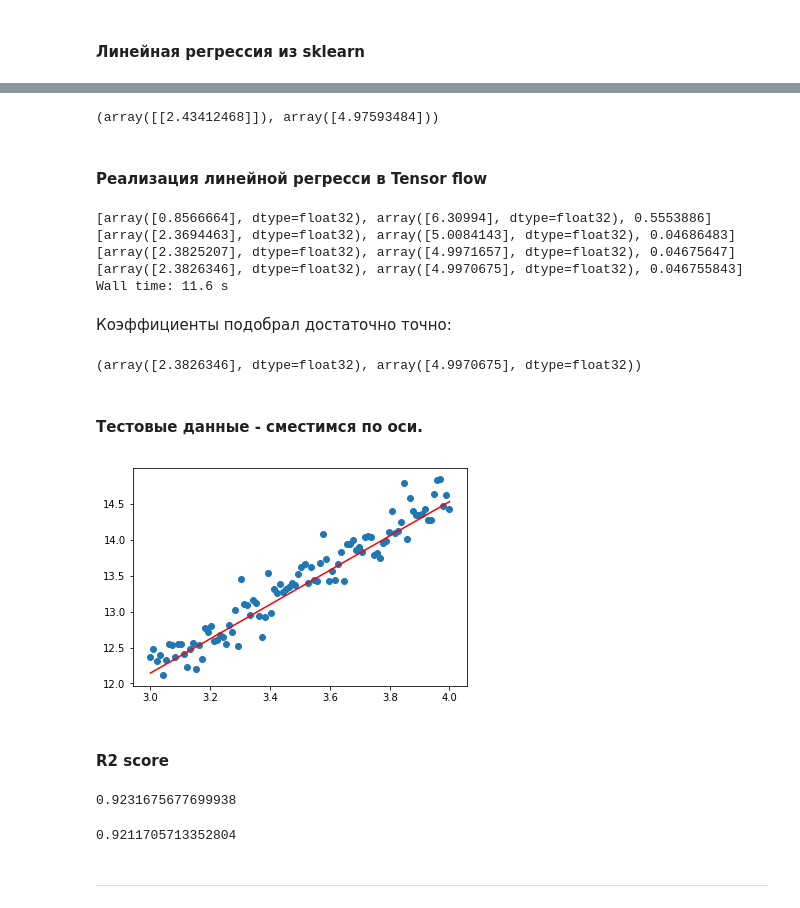
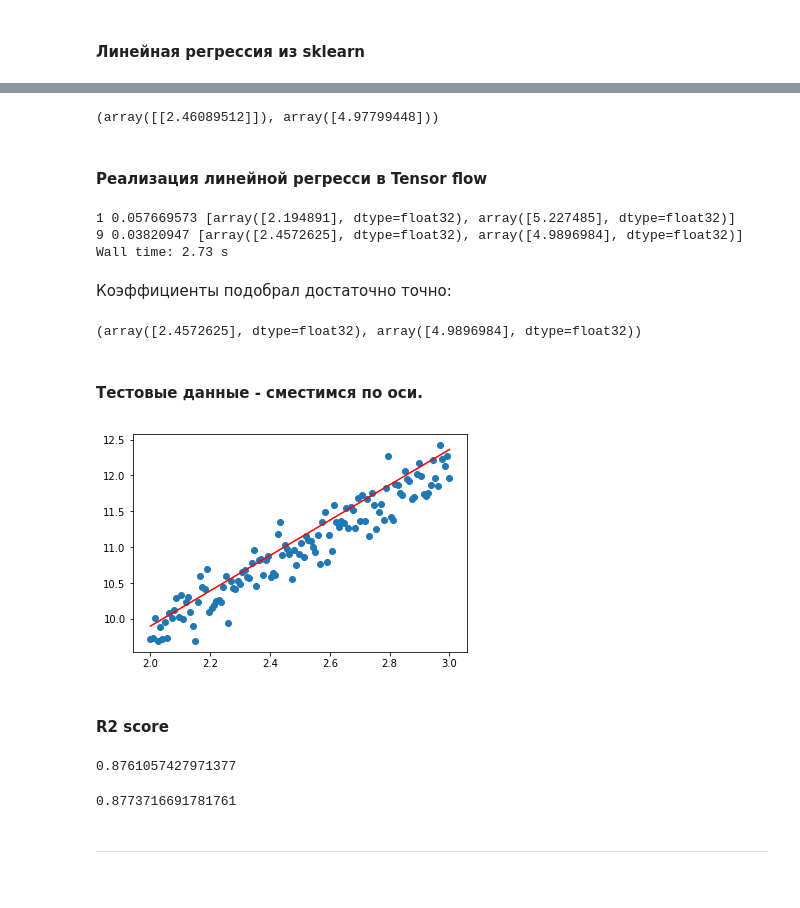
Before and after one commit to rklepov/hse-cs-ml-2018-2019, a Jupyter notebook: 05-NN/HW/hw1/Home_work.ipynb, the cells around one changed output, grey strips where cells are left out. Drawn from its saved outputs; the diff is of its cells as text; code cells hidden in the pictures.

Commit message:
added the ability to set early stop threshold

```diff
--- a/05-NN/HW/hw1/Home_work.ipynb
+++ b/05-NN/HW/hw1/Home_work.ipynb
@@ -161,9 +161,10 @@ from sklearn.metrics import r2_score
 
 class TF_LinearRegression:
 
-    def __init__(self, learning_rate = 0.1, n_epoch = 100):
+    def __init__(self, learning_rate = 0.1, n_epoch = 100, gdo_stop_epsilon = None):
         self._learning_rate = learning_rate
         self._n_epoch = n_epoch
+        self._gdo_stop_epsilon = gdo_stop_epsilon
         tf.reset_default_graph()
         self._session = tf.Session()
 
@@ -173,19 +174,26 @@ class TF_LinearRegression:
     def fit(self, X, y):
         """Fit linear model."""
         self._k = tf.get_variable(name="coef", shape=[X.shape[1]] )
-        self._b = tf.get_variable(name="intercept", shape=[1])
+        self._b = tf.get_variable(name="intercept", shape=[y.shape[1]])
         X_fit = tf.placeholder(tf.float32, name='feature_fit')
         y_fit = tf.placeholder(tf.float32, name='target_fit')
         y_ = self._k * X_fit + self._b
         loss = tf.losses.mean_squared_error(y_fit, y_)
         optimizer = tf.train.GradientDescentOptimizer(learning_rate=self._learning_rate).minimize(loss)
+        prev_mse = None
         self._session.run(tf.global_variables_initializer())
         for epoch in range(self._n_epoch):
-            for (xx, yy) in zip(X, y):
+            for xx, yy in zip(X, y):
                 self._session.run(optimizer, feed_dict={X_fit: xx, y_fit: yy})
             self._session.run(optimizer, feed_dict={X_fit : X, y_fit : y})
-            if 0==epoch%(self._n_epoch // 4):
-                print(self._session.run([self._k, self._b, loss], feed_dict={X_fit : X, y_fit : y}))
+            mse = self._session.run(loss, feed_dict={X_fit : X, y_fit : y})
+            if (self._gdo_stop_epsilon is not None) and (prev_mse is not None) \
+                    and (self._gdo_stop_epsilon > prev_mse - mse):
+                print(epoch, mse, self._session.run([self._k, self._b]))
+                break
+            prev_mse = mse
+            if (0 == epoch) or (0 == (1 + epoch) % (self._n_epoch // 4)) or ((1 + epoch) == self._n_epoch):
+                print(1 + epoch, mse, self._session.run([self._k, self._b]))
         self.coef_ = self._session.run(self._k)
         self.intercept_ = self._session.run(self._b)
         return self
@@ -207,7 +215,7 @@ class TF_LinearRegression:
 def linear_function_noise(X, scale=0.2):
     return X*2.4 + 5 + np.random.normal(size=X.size, loc=0, scale=scale).reshape(X.shape)
 
-X_train = np.linspace(0, 1, 100).reshape(-1, 1)
+X_train = np.linspace(0, 1, 128).reshape(-1, 1)
 y_train = linear_function_noise(X_train)
 
 plt.scatter(X_train, y_train);
@@ -228,48 +236,46 @@ Wall time: 993 µs
 # %%
 sklr.coef_, sklr.intercept_
 # %% [output]
-(array([[2.43412468]]), array([4.97593484]))
+(array([[2.46089512]]), array([4.97799448]))
 # %% [markdown]
 #### Реализация линейной регресси в **Tensor flow**
 # %%
 %%time
 
-tflr = TF_LinearRegression(0.1, 64)
+tflr = TF_LinearRegression(0.05, 64, 0.0001)
 
 tflr.fit(X_train, y_train)
 # %% [output]
-[array([0.8566664], dtype=float32), array([6.30994], dtype=float32), 0.5553886]
-[array([2.3694463], dtype=float32), array([5.0084143], dtype=float32), 0.04686483]
-[array([2.3825207], dtype=float32), array([4.9971657], dtype=float32), 0.04675647]
-[array([2.3826346], dtype=float32), array([4.9970675], dtype=float32), 0.046755843]
-Wall time: 11.6 s
+1 0.057669573 [array([2.194891], dtype=float32), array([5.227485], dtype=float32)]
+9 0.03820947 [array([2.4572625], dtype=float32), array([4.9896984], dtype=float32)]
+Wall time: 2.73 s
 # %% [markdown]
 Коэффициенты подобрал достаточно точно:
 # %%
 tflr.coef_, tflr.intercept_
 # %% [output]
-(array([2.3826346], dtype=float32), array([4.9970675], dtype=float32))
+(array([2.4572625], dtype=float32), array([4.9896984], dtype=float32))
 # %% [markdown]
 #### Тестовые данные - сместимся по оси.
 # %%
-X_test = np.linspace(3, 4, 100).reshape(-1, 1)
+X_test = np.linspace(2, 3, 128).reshape(-1, 1)
 y_test = linear_function_noise(X_test)
 
 plt.scatter(X_test, y_test)
 
 plt.plot(X_test, tflr.predict(X_test), c='r');
 # %% [output]
-[figure, old version]
+[figure, new version]
 # %% [markdown]
 #### R2 score
 # %%
 tflr.score(X_test, y_test)
 # %% [output]
-0.9231675677699938
+0.8761057427971377
 # %%
 sklr.score(X_test, y_test)
 # %% [output]
-0.9211705713352804
+0.8773716691781761
 # %% [markdown]
 ----
 # %%
```
Also changed, not shown: parts of 5 cells of this notebook.
